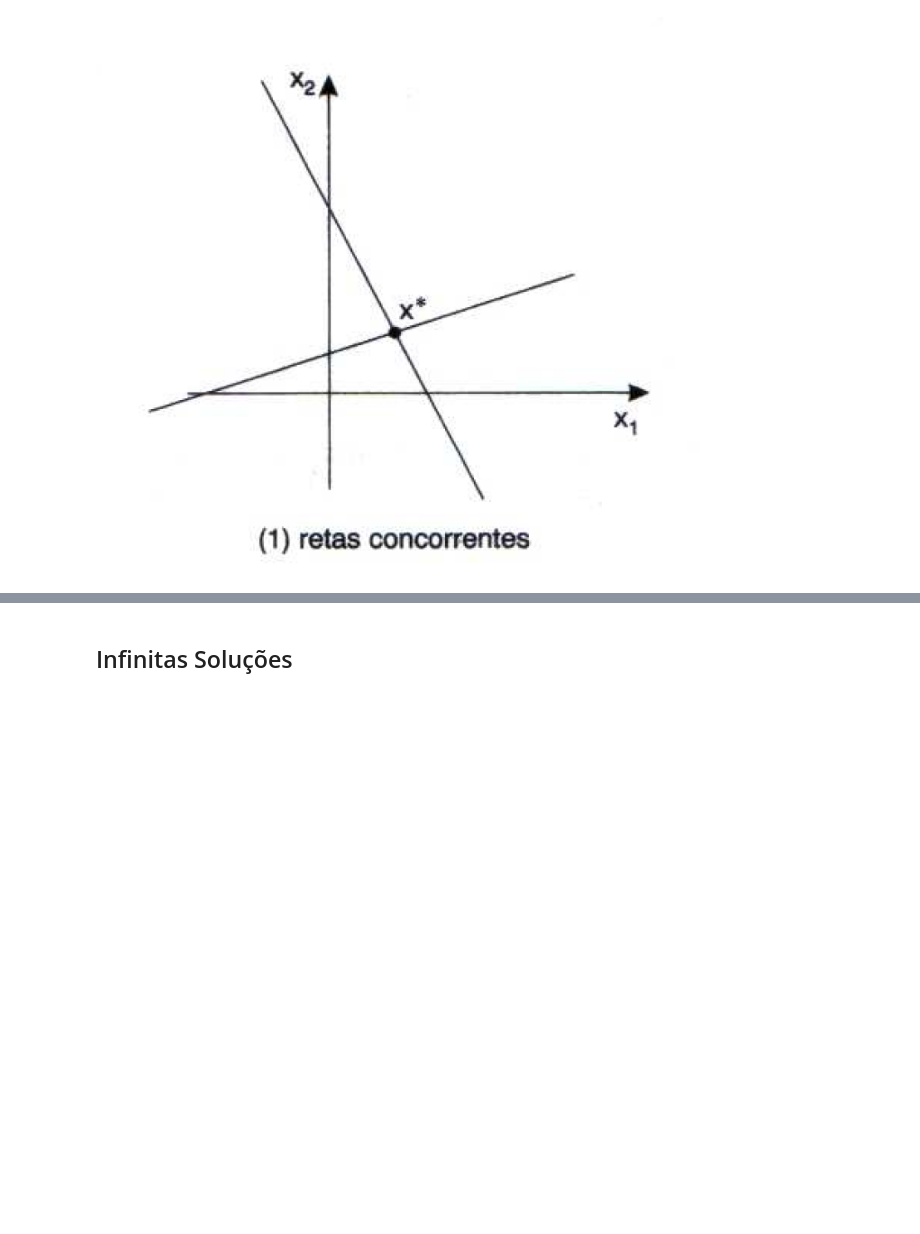
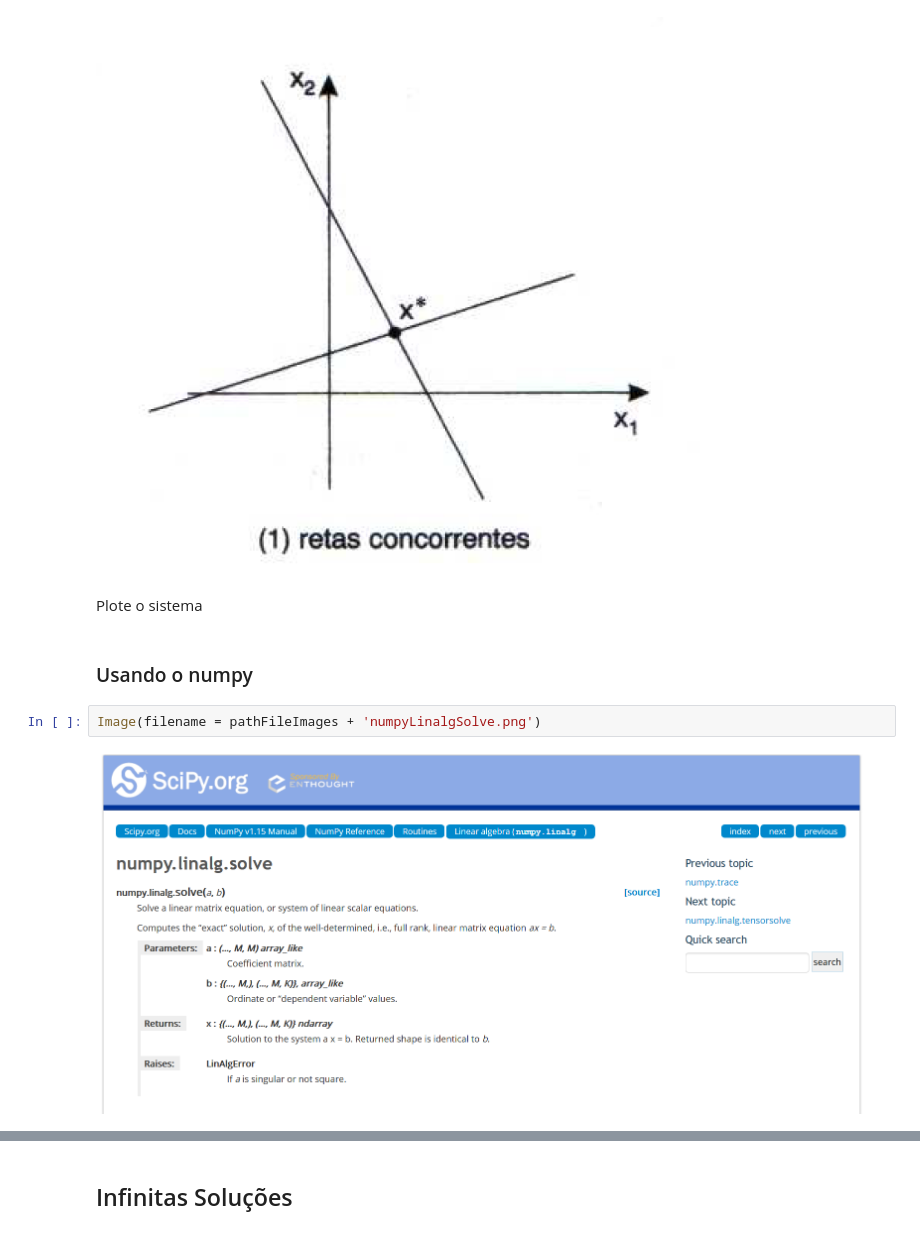
Before and after one commit to ClaudomiroSales/MatematicaComputacionalUFPA, a Jupyter notebook: Resolução de Sistemas Lineares/Resolução de Sistemas Lineares - Introdução.ipynb, the cells around one changed output, grey strips where cells are left out. Cells and saved outputs as stored; diff of their text form; blank space fills up the shorter version.

Commit message:
Avançando na Introdução - Image de A

```diff
--- a/Resolução de Sistemas Lineares/Resolução de Sistemas Lineares - Introdução.ipynb
+++ b/Resolução de Sistemas Lineares/Resolução de Sistemas Lineares - Introdução.ipynb
@@ -53,3 +53,11 @@ Image(filename = pathFileImages + 'Fig_Intro_5_1.png')
 Image(filename = pathFileImages + 'Fig_Intro_5_2.png')
 # %% [output]
 [figure]
+# %% [markdown]
+<font size="+1"> Plote o sistema  </font>
+# %% [markdown]
+### Usando o numpy
+# %%
+Image(filename = pathFileImages + 'numpyLinalgSolve.png')
+# %% [output]
+[figure, added]
```
Also changed, not shown: parts of 23 cells of this notebook, 14 other files.
